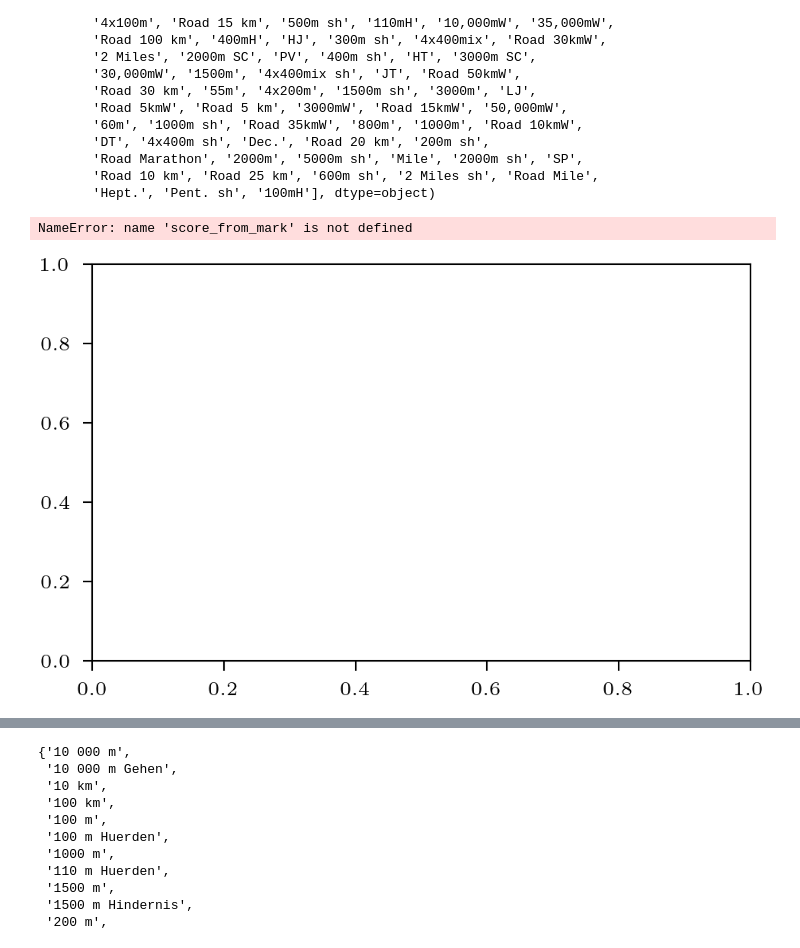
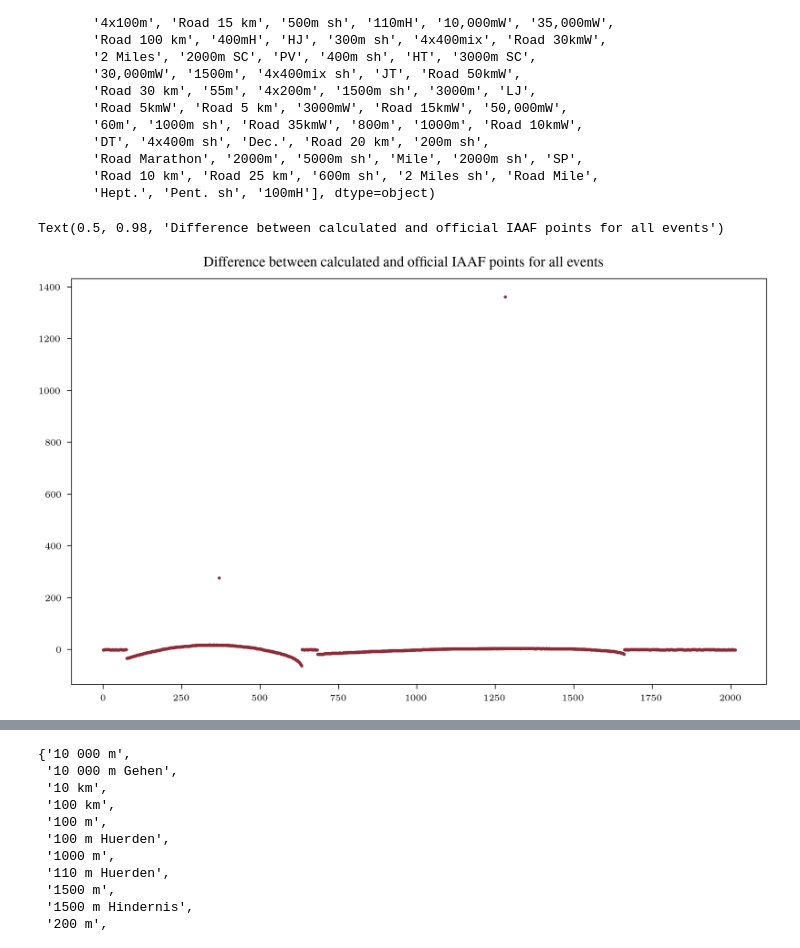
Before and after one commit to maxwernz/Data-Literacy, a Jupyter notebook: max/iaaf_points/score_plots.ipynb, the cells around one changed output, grey strips where cells are left out. Cells and saved outputs as stored; diff of their text form; code cells hidden in the pictures.

```diff
--- a/max/iaaf_points/score_plots.ipynb
+++ b/max/iaaf_points/score_plots.ipynb
@@ -67,20 +67,20 @@ array(['TJ', 'Road 20kmW', 'Road HM', 'Hept. sh', '5000m', '300m', '200m',
 # %%
 fig, ax = plt.subplots()
 
 difference = []
 
 for _, row in iaaf_points.iterrows():
     mark = row['mark']
     official_score = row['points']
     gender = row['gender']
     event = row['event']
     calculated_score = score_from_mark(gender, event, mark, iaaf_coefficients)
     if abs(official_score - calculated_score) > 0:
         # print(f"Large difference for {gender} {event} {mark}: official {official_score}, calculated {calculated_score}")
         difference.append(calculated_score - official_score)
 
-ax.plot(difference, '.', color=rgb.tue_red, ms=2)
+ax.plot(difference, '.', ms=2)
 fig.suptitle("Difference between calculated and official IAAF points for all events")
 # %% [output]
-NameError: name 'score_from_mark' is not defined
+Text(0.5, 0.98, 'Difference between calculated and official IAAF points for all events')
-[figure, old version]
+[figure, new version]
```
Also changed, not shown: parts of 6 cells of this notebook, 22 other files.
